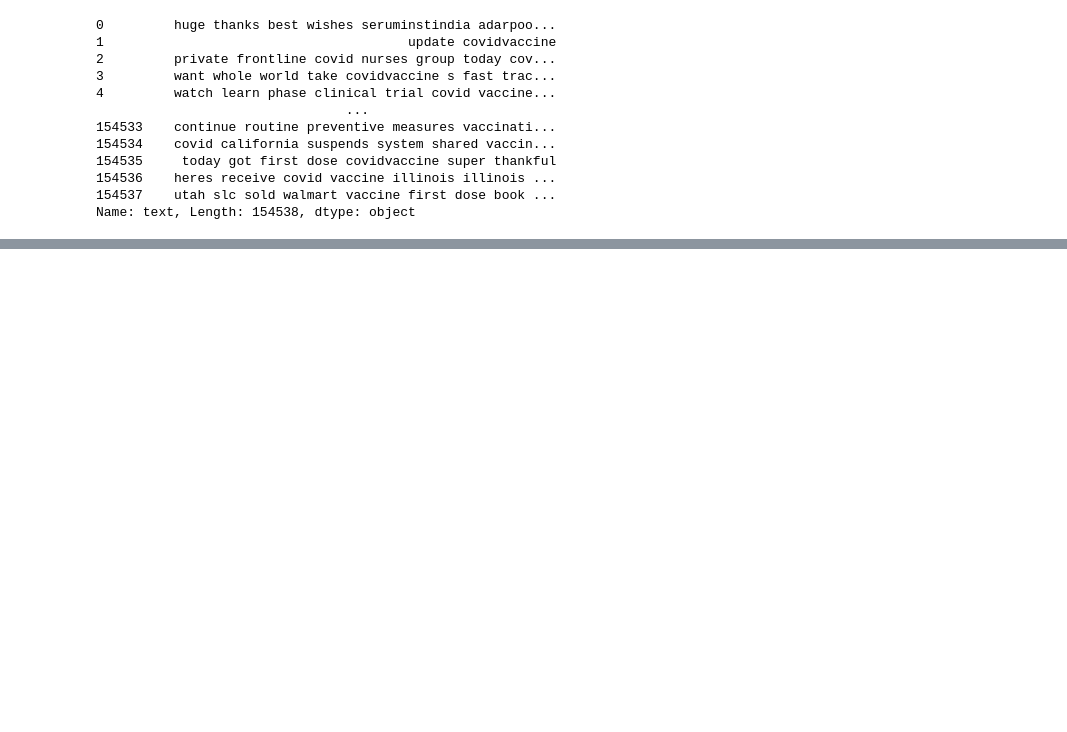
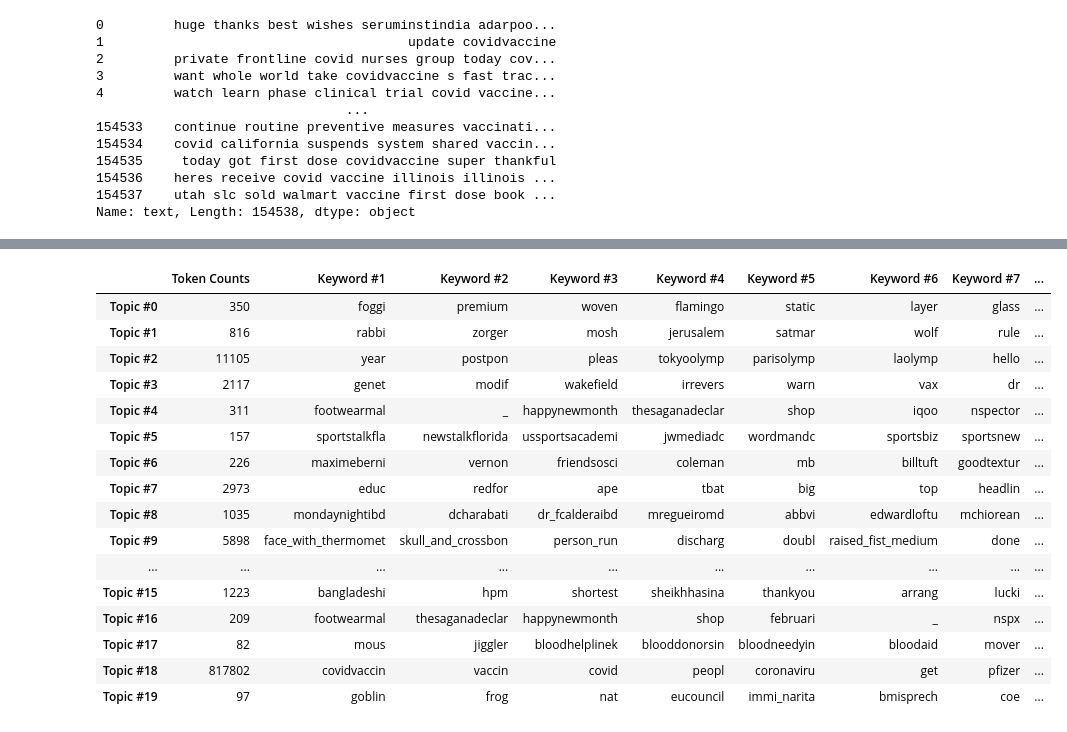
Before and after one commit to achen353/COVID-Vaccine-Tweet, a Jupyter notebook: src/Unsupervised Learning-tomotopy.ipynb, the cells around one changed output, grey strips where cells are left out. Cells and saved outputs as stored; diff of their text form; code cells hidden in the pictures; blank space fills up the shorter version.

```diff
--- a/src/Unsupervised Learning-tomotopy.ipynb
+++ b/src/Unsupervised Learning-tomotopy.ipynb
@@ -192,0 +258,22 @@ pyLDAvis.save_html(prepared_data, 'ldavis.html')
+# %%
+token_counts = mdl.get_count_by_topics()
+topic_words.insert(0, 'Token Counts', token_counts)
+topic_words
+# %% [output]
+|  | Token Counts | Keyword #1 | Keyword #2 | Keyword #3 | Keyword #4 | Keyword #5 | Keyword #6 | Keyword #7 | ... |
+| Topic #0 | 350 | foggi | premium | woven | flamingo | static | layer | glass | ... |
+| Topic #1 | 816 | rabbi | zorger | mosh | jerusalem | satmar | wolf | rule | ... |
+| Topic #2 | 11105 | year | postpon | pleas | tokyoolymp | parisolymp | laolymp | hello | ... |
+| Topic #3 | 2117 | genet | modif | wakefield | irrevers | warn | vax | dr | ... |
+| Topic #4 | 311 | footwearmal | _ | happynewmonth | thesaganadeclar | shop | iqoo | nspector | ... |
+| Topic #5 | 157 | sportstalkfla | newstalkflorida | ussportsacademi | jwmediadc | wordmandc | sportsbiz | sportsnew | ... |
+| Topic #6 | 226 | maximeberni | vernon | friendsosci | coleman | mb | billtuft | goodtextur | ... |
+| Topic #7 | 2973 | educ | redfor | ape | tbat | big | top | headlin | ... |
+| Topic #8 | 1035 | mondaynightibd | dcharabati | dr_fcalderaibd | mregueiromd | abbvi | edwardloftu | mchiorean | ... |
+| Topic #9 | 5898 | face_with_thermomet | skull_and_crossbon | person_run | discharg | doubl | raised_fist_medium | done | ... |
+| ... | ... | ... | ... | ... | ... | ... | ... | ... | ... |
+| Topic #15 | 1223 | bangladeshi | hpm | shortest | sheikhhasina | thankyou | arrang | lucki | ... |
+| Topic #16 | 209 | footwearmal | thesaganadeclar | happynewmonth | shop | februari | _ | nspx | ... |
+| Topic #17 | 82 | mous | jiggler | bloodhelplinek | blooddonorsin | bloodneedyin | bloodaid | mover | ... |
+| Topic #18 | 817802 | covidvaccin | vaccin | covid | peopl | coronaviru | get | pfizer | ... |
+| Topic #19 | 97 | goblin | frog | nat | eucouncil | immi_narita | bmisprech | coe | ... |
```
Also changed, not shown: parts of 9 cells of this notebook, 3 other files.
